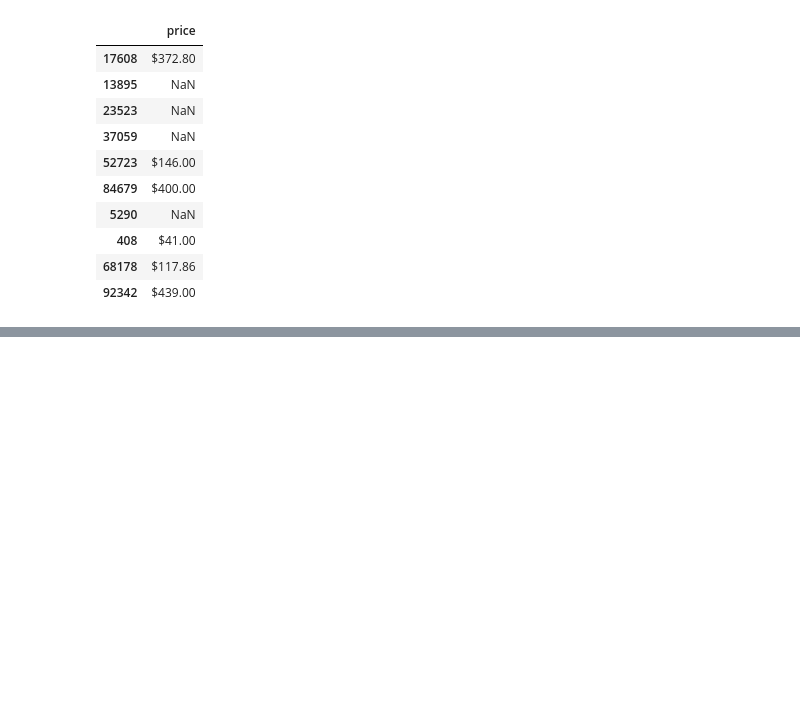
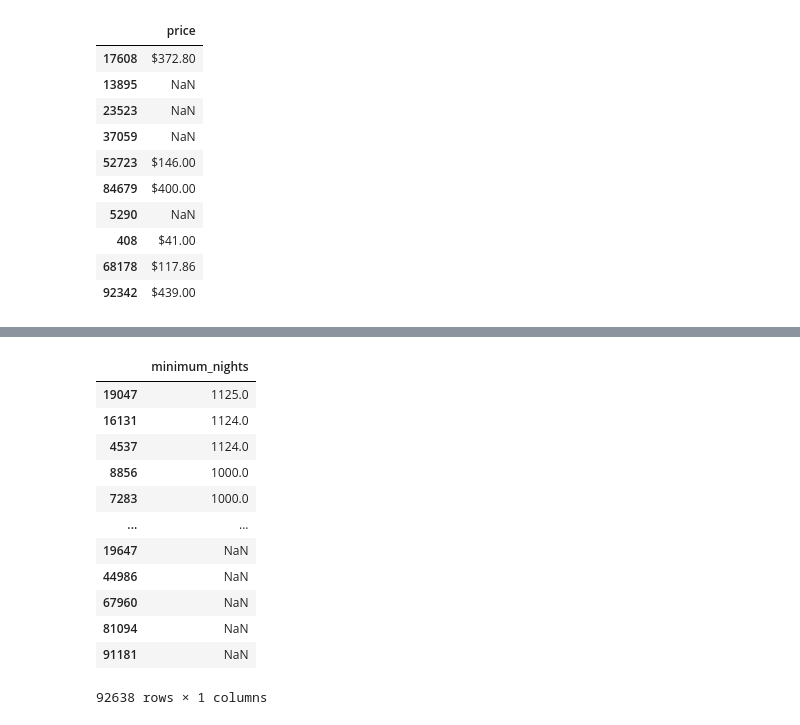
Before and after one commit to louiss1010/airbnb-investment-app, a Jupyter notebook: notebooks/00_explore_london_listings.ipynb, the cells around one changed output, grey strips where cells are left out. Cells and saved outputs as stored; diff of their text form; code cells hidden in the pictures; blank space fills up the shorter version.

```diff
--- a/notebooks/00_explore_london_listings.ipynb
+++ b/notebooks/00_explore_london_listings.ipynb
@@ -88,0 +150,16 @@ df[["price"]].sample(10)
+# %%
+df[["minimum_nights"]].sort_values(by="minimum_nights", ascending=False)
+# %% [output]
+|  | minimum_nights |
+| 19047 | 1125.0 |
+| 16131 | 1124.0 |
+| 4537 | 1124.0 |
+| 8856 | 1000.0 |
+| 7283 | 1000.0 |
+| ... | ... |
+| 19647 | NaN |
+| 44986 | NaN |
+| 67960 | NaN |
+| 81094 | NaN |
+| 91181 | NaN |
+92638 rows × 1 columns
```
Also changed, not shown: parts of 7 cells of this notebook, 3 other files.
